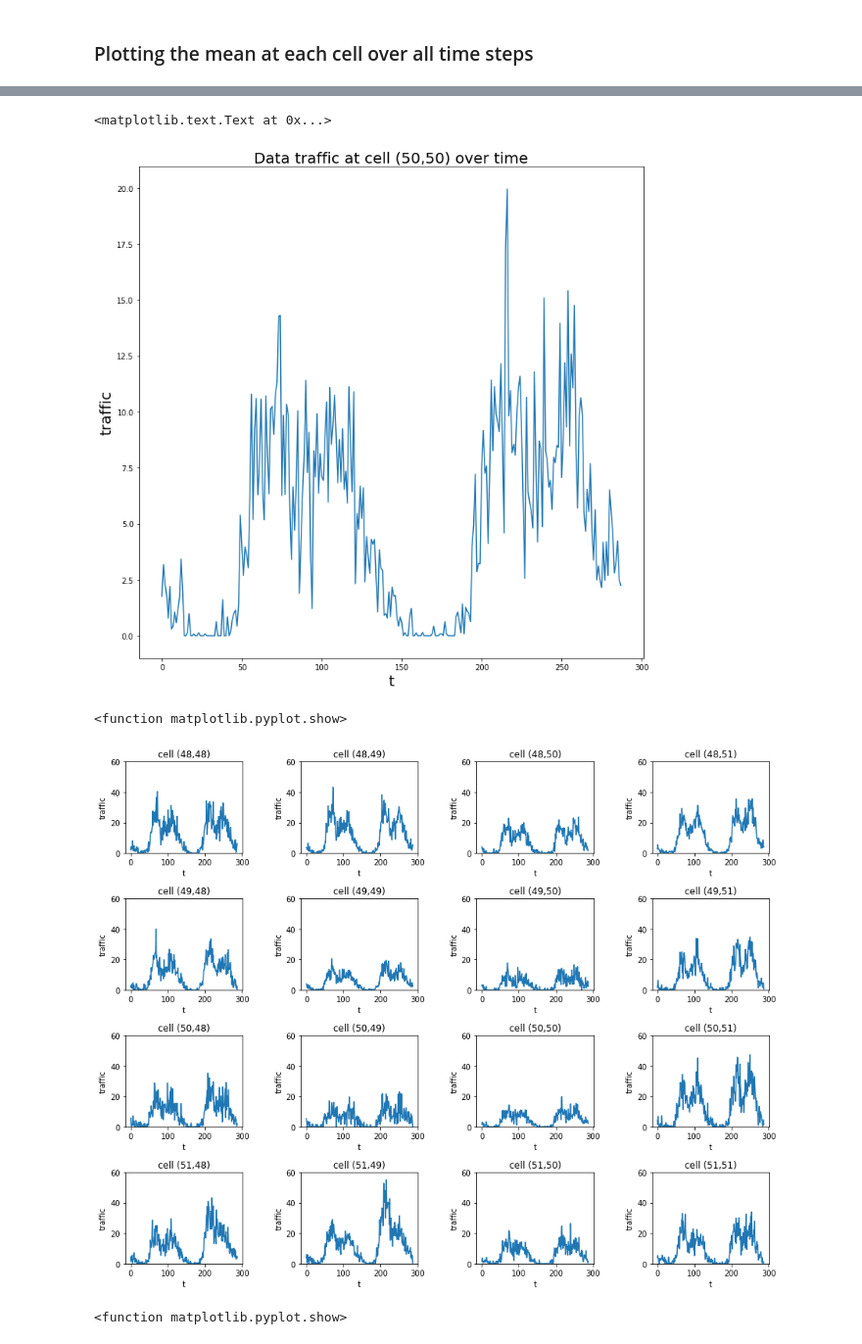
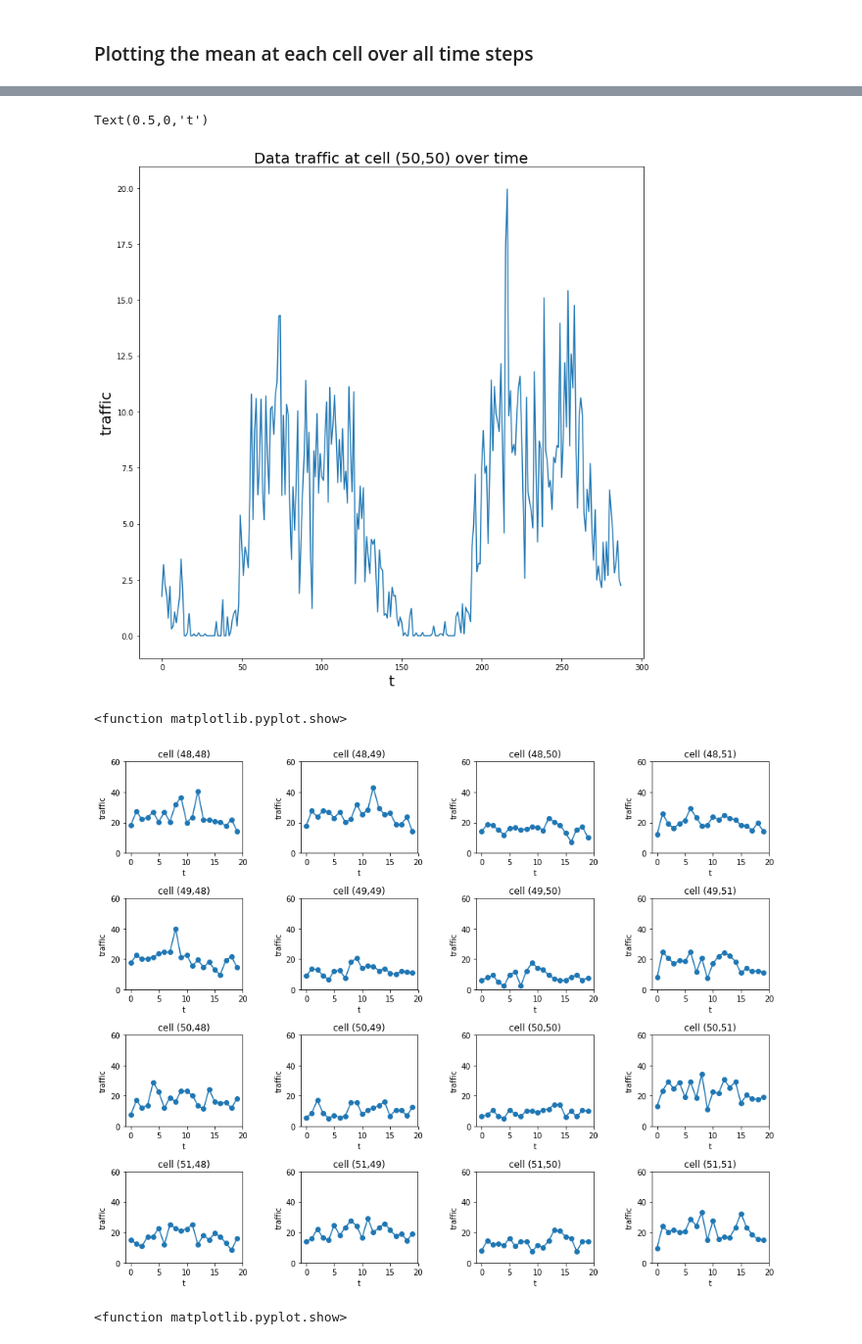
Before and after one commit to nanton96/Mobile-Data-Forecasting-With-Spatio-Temporal-Networks, a Jupyter notebook: notebooks/dateset_exploration.ipynb, the cells around one changed output, grey strips where cells are left out. Shown at 98% size. Saved outputs shown, nothing was run; the diff lists cells and outputs as text; code cells hidden in the pictures.

```diff
--- a/notebooks/dateset_exploration.ipynb
+++ b/notebooks/dateset_exploration.ipynb
@@ -34,7 +34,7 @@ np.max(a[...])
 ## Preprocess The Data
 # %%
 #read dataset
-path = 'data'   # specify path where we keep the data
+path = '../data'   # specify path where we keep the data
 all_files = glob.glob(os.path.join(path, "*.txt"))
 df_from_each_file = (pd.read_csv(f,sep='\t',header=None,usecols=[0,1,2,6],
                                  names=['Square id','TimeInterval','Country Code','Traffic']) \
@@ -135,15 +151,0 @@ plt.colorbar()
-# %%
-import matplotlib.animation as animation
-from IPython.display import HTML
-
-fig = plt.figure()
-frames = raw.shape[2]
-ims = []
-for i in range(frames):
-    im = plt.imshow(raw[...,i], animated=True,origin='lower',norm=norm,cmap='inferno')
-    ims.append([im])
-
-ani = animation.ArtistAnimation(fig, ims, interval=50, blit=True,
-                                repeat_delay=1000)
-
-ani.save('dynamic_images.mp4')
@@ -163,5 +178,5 @@ plt.title('Data traffic at cell (50,50) over time',fontsize=20)
 plt.ylabel('traffic',fontsize=20)
 plt.xlabel('t',fontsize=20)
 # %% [output]
-<matplotlib.text.Text at 0x...>
+Text(0.5,0,'t')
 [figure]
@@ -168,20 +185,23 @@ plt.xlabel('t',fontsize=20)
+# %%
+frames = 20
 # %%
 fig, ax = plt.subplots(nrows=4, ncols=4,figsize=(15,12))
 t = np.arange(frames)
 c = 48
+start = 60
 for i,row in enumerate(ax):
     for j,col in enumerate(row):
-        y = raw[c+i,c+j,:]
-        col.plot(t, y)
+        y = raw[c+i,c+j,start:start+frames]
+        col.plot(t, y,'-o')
         col.set_ylim((0,60))
         col.set_title('cell ('+str(c+i)+','+str(c+j)+')')
         col.set_ylabel('traffic')
         col.set_xlabel('t')
 plt.subplots_adjust(hspace = 0.5,wspace =0.5)
 plt.show
 # %% [output]
 <function matplotlib.pyplot.show>
-[figure, old version]
+[figure, new version]
 # %%
 fig, ax = plt.subplots(nrows=4, ncols=4,figsize=(15,12))
 t = np.arange(frames)
```
Also changed, not shown: parts of 18 cells of this notebook, 4 other files.
